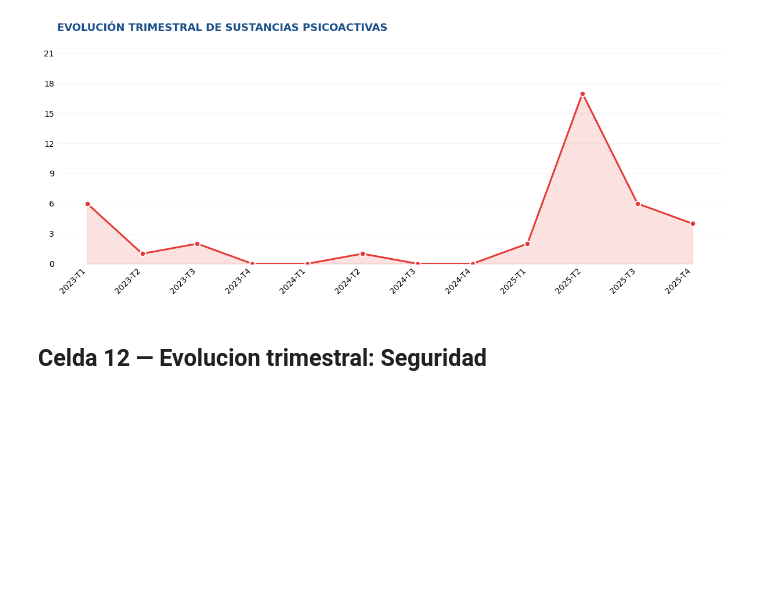
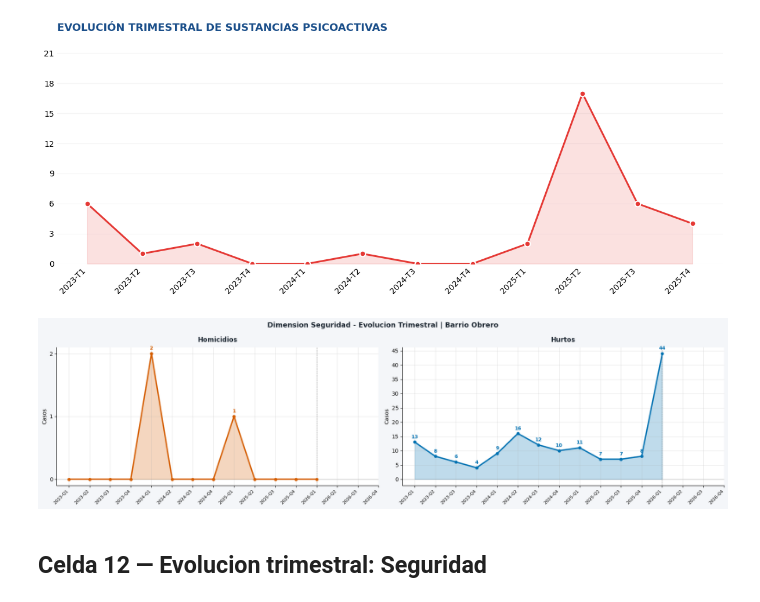
Before and after one commit to Pabandres85/Itt_repos_cali, a Jupyter notebook: notebooks/03_itt_barrio_obrero.ipynb, the cells around one changed output. Drawn from its saved outputs; the diff is of its cells as text; code cells hidden in the pictures; blank space fills up the shorter version.

```diff
--- a/notebooks/03_itt_barrio_obrero.ipynb
+++ b/notebooks/03_itt_barrio_obrero.ipynb
@@ -809,6 +822,43 @@ plt.tight_layout()
 plt.show()
 # %% [output]
 [figure]
+# %%
+# Funcion reutilizable: linea + area rellena (NaN = hueco = sin dato)
+periodos = corr_trim["periodo"].tolist()
+
+def plot_linefill(ax, col, titulo, color):
+    _periodos = corr_trim["periodo"].tolist()
+    vals  = corr_trim[col].values.astype(float)
+    x     = np.arange(len(vals))
+    valid = ~pd.isna(vals)
+    ax.fill_between(x, np.where(valid, vals, np.nan), alpha=0.25, color=color)
+    ax.plot(x, np.where(valid, vals, np.nan), color=color,
+            linewidth=2.5, marker="o", markersize=5, zorder=3)
+    for i, v in enumerate(vals):
+        if pd.notna(v) and v > 0:
+            ax.annotate(str(int(v)), (i, v),
+                textcoords="offset points", xytext=(0, 7),
+                ha="center", fontsize=9, fontweight="bold", color=color)
+    ultimo_valido = max(i for i, v in enumerate(vals) if pd.notna(v))
+    ax.axvline(ultimo_valido, color=OKI_GRIS, linewidth=0.8,
+               linestyle="--", alpha=0.4)
+    ax.set_xticks(x)
+    ax.set_xticklabels(_periodos, rotation=45, ha="right", fontsize=8)
+    ax.set_title(titulo, fontweight="bold", pad=10, color="#1B2631")
+    ax.set_ylabel("Casos")
+    ax.yaxis.set_major_locator(plt.MaxNLocator(integer=True))
+    ax.axhline(0, color=OKI_GRIS, linewidth=0.5, alpha=0.4)
+
+fig, axes = plt.subplots(1, 2, figsize=(18, 5), facecolor=BG)
+fig.suptitle("Dimension Seguridad - Evolucion Trimestral | Barrio Obrero",
+             fontsize=13, fontweight="bold", color="#1B2631")
+plot_linefill(axes[0], "homicidios", "Homicidios",  OKI_BERMELL)
+plot_linefill(axes[1], "hurtos",     "Hurtos",       OKI_AZUL)
+plt.tight_layout()
+plt.savefig("itt_obrero_seg_trim.png", dpi=150, bbox_inches="tight", facecolor=BG)
+plt.show()
+# %% [output]
+[figure, added]
 # %% [markdown]
 ## Celda 12 — Evolucion trimestral: Seguridad
 # %%
```
Also changed, not shown: parts of 30 cells of this notebook.
